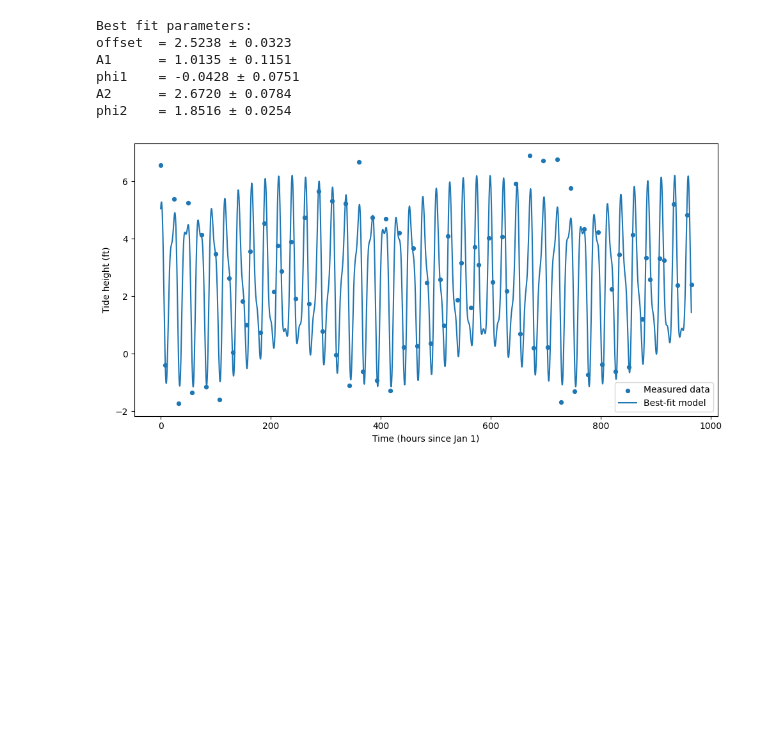
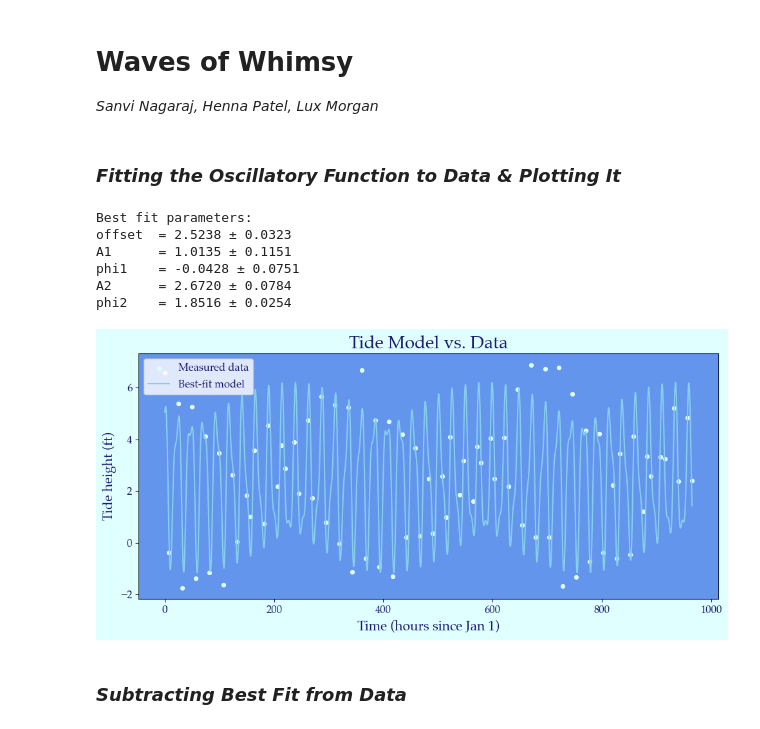
Before and after one commit to hennaptl/Tide_Project, a Jupyter notebook: waves_of_whimsy.ipynb, the cells around one changed output. Cells and saved outputs as stored; diff of their text form; code cells hidden in the pictures; blank space fills up the shorter version.

Commit message:
Added MD titles & plot customization
Added markdown titles, customized the first plot, and outlined the histogram for the final part of the project.

```diff
--- a/waves_of_whimsy.ipynb
+++ b/waves_of_whimsy.ipynb
@@ -1,3 +1,6 @@
+# %% [markdown]
+# **Waves of Whimsy**
+*Sanvi Nagaraj, Henna Patel, Lux Morgan*
 # %%
 import numpy as np
 import pandas as pd
@@ -5,5 +9,7 @@ from datetime import datetime, timedelta
 import matplotlib.pyplot as plt
 from scipy.optimize import curve_fit
+# %% [markdown]
+### ***Fitting the Oscillatory Function to Data & Plotting It***
 # %%
 #basically a chunk of text, need everything as a string cuz it was having trouble reading it
 raw_data = """
@@ -94,9 +100,9 @@ raw_data = """
 rows = [] #make an empt list so evrything in it is tuple
 for line in raw_data.strip().split("\n"): #for loop goes through eachline at time (in raw_data), takes out empt space &splits the text into lines
     parts = line.split() #split line by spaces into string list
-    #if len(parts) != 3:
-        #print("Skipping malformed line:", line)
-        #continue
+    if len(parts) != 3:
+        print("Skipping malformed line:", line)
+        continue
     day, t, h = parts #sorts elelments in list into dif variables
     day = int(day) #need to convert day from string to integer
     height = float(h) #need to convert tide from string to float
@@ -144,37 +150,52 @@ sigma = np.full_like(y, 0.25) #make an array same amount of values of height, bu
 p0 = [2.5, 1.0, 0, 2.0, 0]  # initial guesses
 #(offest, A1, phi1, A2, phi2)
 
 popt, pcov = curve_fit(model, t, y, sigma=sigma, absolute_sigma=True, p0=p0) #best fit curve using non linear least squares
 perr = np.sqrt(np.diag(pcov))
 
 #sigma=sigma gives the error for each measurement
 #absolute_sigma=True tells curve_fit to treat sigma as real physical errors, not relative weights
 #p0=p0 starting guesses defined above
 #popt = best-fit parameters (offset, A1, phi1, A2, phi2)
 #pcov = covariance matrix, used to compute uncertainties in parameters (idk chat gpt gave this portion)
 
 print("Best fit parameters:")
 for name, val, err in zip(["offset","A1","phi1","A2","phi2"], popt, perr): #combines everything together in a nice statement
     print(f"{name:7s} = {val:.4f} ± {err:.4f}") #make sure names r in a column, restrict decimal points
 
 t_fit = np.linspace(t.min(), t.max(), 2000) #creates 2000 evenly spaced points from the earliest to latest time, smooth curve
 y_fit = model(t_fit, *popt) #*popt unpacks the array into the 5 arguments of model()
 # produces the y-values of the fitted model at the smooth times
 
-plt.figure(figsize=(10,5))
-plt.scatter(t, y, s=18, label="Measured data") #small/medium dots
-plt.plot(t_fit, y_fit, label="Best-fit model")
-plt.xlabel("Time (hours since Jan 1)")
-plt.ylabel("Tide height (ft)")
-plt.legend()
+
+#and here's where we customize! yay! plenty of blues because we're talking about the ocean. - lux
+
+fig = plt.figure(figsize=(10,5), facecolor="lightcyan", edgecolor ="blue")
+ax = fig.add_subplot (111)
+ax.set_facecolor ("cornflowerblue")
+plt.scatter(t, y, s=18, facecolor="lightcyan", label="Measured data") #small/medium dots
+plt.plot(t_fit, y_fit, color = "skyblue", linewidth = 1.5, label="Best-fit model")
+
+plt.rcParams['text.color'] = 'midnightblue'
+plt.rcParams['axes.labelcolor'] = 'midnightblue' # For axis labels
+plt.rcParams['xtick.color'] = 'midnightblue'    # For x-axis tick labels
+plt.rcParams['ytick.color'] = 'midnightblue'    # For y-axis tick labels
+plt.rc('font',family='palatino')
+plt.title('Tide Model vs. Data', fontsize=20)
+plt.xlabel("Time (hours since Jan 1)", fontsize=15)
+plt.ylabel("Tide height (ft)", fontsize=15)
+plt.rcParams.update({'font.size': 12})
+plt.legend(fontsize=12)
 plt.tight_layout()
 plt.savefig("tide_model_vs_data.pdf")
 plt.show()
 # %% [output]
 Best fit parameters:
 offset  = 2.5238 ± 0.0323
 A1      = 1.0135 ± 0.1151
 phi1    = -0.0428 ± 0.0751
 A2      = 2.6720 ± 0.0784
 phi2    = 1.8516 ± 0.0254
-[figure, old version]
+[figure, new version]
+# %% [markdown]
+### ***Subtracting Best Fit from Data***
```
Also changed, not shown: parts of 4 cells of this notebook.
